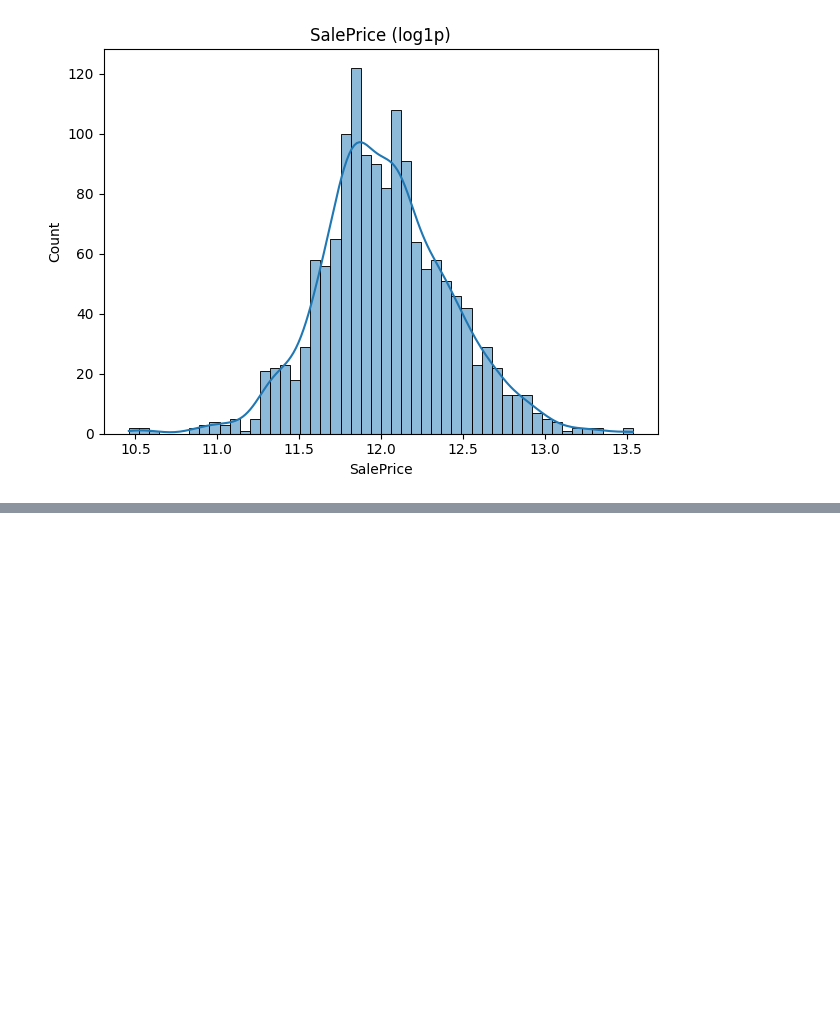
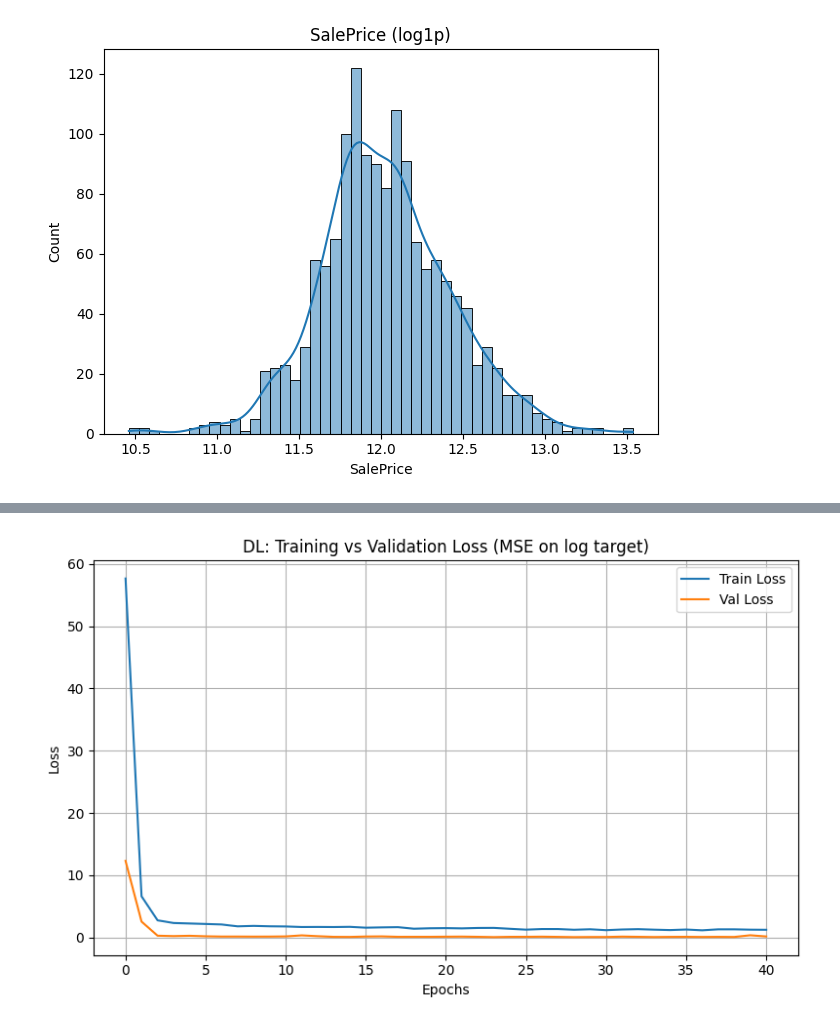
Before and after one commit to Yenyang123/6006CEM-ML-Assignment, a Jupyter notebook: regression_houseprice.ipynb, the cells around one changed output, grey strips where cells are left out. Saved outputs shown, nothing was run; the diff lists cells and outputs as text; code cells hidden in the pictures; blank space fills up the shorter version.

```diff
--- a/regression_houseprice.ipynb
+++ b/regression_houseprice.ipynb
@@ -223,47 +210,86 @@ Passing `palette` without assigning `hue` is deprecated and will be removed in v
 from tensorflow.keras.models import Sequential
 from tensorflow.keras.layers import Dense, Dropout
 from tensorflow.keras.callbacks import EarlyStopping
-from sklearn.preprocessing import StandardScaler
+from sklearn.compose import ColumnTransformer
+from sklearn.impute import SimpleImputer
+from sklearn.preprocessing import OneHotEncoder, StandardScaler
 from sklearn.metrics import mean_absolute_error, mean_squared_error, r2_score, mean_squared_log_error
 import numpy as np
 
-# ✅ Only retain unmerical features
-X_train_num = X_train.select_dtypes(include=np.number)
-X_valid_num = X_valid.select_dtypes(include=np.number)
-
-# Data standardlization (Neural Networks require)
-scaler = StandardScaler()
-X_train_scaled = scaler.fit_transform(X_train_num)
-X_valid_scaled = scaler.transform(X_valid_num)
-
-# Build the model
-model_dl = Sequential([
-    Dense(128, activation='relu', input_shape=(X_train_scaled.shape[1],)),
-    Dropout(0.2),
-    Dense(64, activation='relu'),
-    Dense(1)  # Output Layer (Regression Problem)
+cat_transformer_dense = Pipeline(steps=[
+    ("imputer", SimpleImputer(strategy="most_frequent")),
+    ("encoder", OneHotEncoder(handle_unknown="ignore", sparse_output=False))
+])
+num_transformer_dense = Pipeline(steps=[
+    ("imputer", SimpleImputer(strategy="median")),
+    ("scaler", StandardScaler())
 ])
 
-model_dl.compile(optimizer='adam', loss='mean_squared_logarithmic_error', metrics=['mae'])
+preprocessor_dense = ColumnTransformer(
+    transformers=[
+        ("num", num_transformer_dense, num_cols),
+        ("cat", cat_transformer_dense, cat_cols)
+    ],
+    remainder="drop"
+)
 
-# Train
-early_stop = EarlyStopping(monitor='val_loss', patience=10, restore_best_weights=True)
-history = model_dl.fit(X_train_scaled, y_train,
-                       validation_data=(X_valid_scaled, y_valid),
-                       epochs=100, batch_size=32, callbacks=[early_stop], verbose=1)
+X_train_all = preprocessor_dense.fit_transform(X_train)
+X_valid_all = preprocessor_dense.transform(X_valid)
 
-# Predict
-preds_dl = model_dl.predict(X_valid_scaled).flatten()
+y_train_log_arr = y_train_log.to_numpy()
+y_valid_log_arr = y_valid_log.to_numpy()
 
-# 5) Evaluate：RMSLE / MAE / RMSE / R2
-rmsle_dl = np.sqrt(mean_squared_log_error(y_valid, preds_dl))
-mae_dl   = mean_absolute_error(y_valid, preds_dl)
-rmse_dl  = np.sqrt(mean_squared_error(y_valid, preds_dl))
-r2_dl    = r2_score(y_valid, preds_dl)
+from tensorflow.keras.models import Sequential
+from tensorflow.keras.layers import Dense, Dropout
+from tensorflow.keras.callbacks import EarlyStopping
+from tensorflow.keras import optimizers
 
-print("\n✅ Deep Learning (with OHE + log-target) evaluation:")
+model_dl = Sequential([
+    Dense(256, activation='relu', input_shape=(X_train_all.shape[1],)),
+    Dropout(0.3),
+    Dense(128, activation='relu'),
+    Dropout(0.2),
+    Dense(1)
+])
+
+opt = optimizers.Adam(learning_rate=1e-3)
+model_dl.compile(optimizer=opt, loss='mse', metrics=['mae'])
+
+es = EarlyStopping(monitor='val_loss', patience=12, restore_best_weights=True)
+history = model_dl.fit(
+    X_train_all, y_train_log_arr,
+    validation_data=(X_valid_all, y_valid_log_arr),
+    epochs=200, batch_size=64, callbacks=[es], verbose=0
+)
+
+# Inverse transformation to original scale evaluation
+pred_log_dl = model_dl.predict(X_valid_all).flatten()
+pred_dl = np.expm1(pred_log_dl)
+y_valid_orig = np.expm1(y_valid_log_arr)
+
+rmsle_dl = np.sqrt(mean_squared_log_error(y_valid_orig, pred_dl))
+mae_dl   = mean_absolute_error(y_valid_orig, pred_dl)
+rmse_dl  = np.sqrt(mean_squared_error(y_valid_orig, pred_dl))
+r2_dl    = r2_score(y_valid_orig, pred_dl)
+
+print("\n✅ Deep Learning (dense OHE + log-target) evaluation:")
 print(f"RMSLE = {rmsle_dl:.4f}")
 print(f"MAE   = {mae_dl:,.2f}")
 print(f"RMSE  = {rmse_dl:,.2f}")
 print(f"R²    = {r2_dl:.4f}")
+
+# Learning curve and scatter plot
+plt.figure(figsize=(8,5))
+plt.plot(history.history['loss'], label='Train Loss')
+plt.plot(history.history['val_loss'], label='Val Loss')
+plt.title('DL: Training vs Validation Loss (MSE on log target)')
+plt.xlabel('Epochs'); plt.ylabel('Loss'); plt.legend(); plt.grid(True); plt.tight_layout(); plt.show()
+
+plt.figure(figsize=(6,6))
+plt.scatter(y_valid_orig, pred_dl, alpha=0.6)
+plt.plot([y_valid_orig.min(), y_valid_orig.max()],
+         [y_valid_orig.min(), y_valid_orig.max()], 'r--')
+plt.title("DL: Actual vs Predicted SalePrice")
+plt.xlabel("Actual SalePrice"); plt.ylabel("Predicted SalePrice")
+plt.grid(True); plt.tight_layout(); plt.show()
 # %% [output]
@@ -286,0 +303 @@ R²    = -4.1622
+[figure, added]
```
Also changed, not shown: parts of 7 cells of this notebook, 4 other files.
